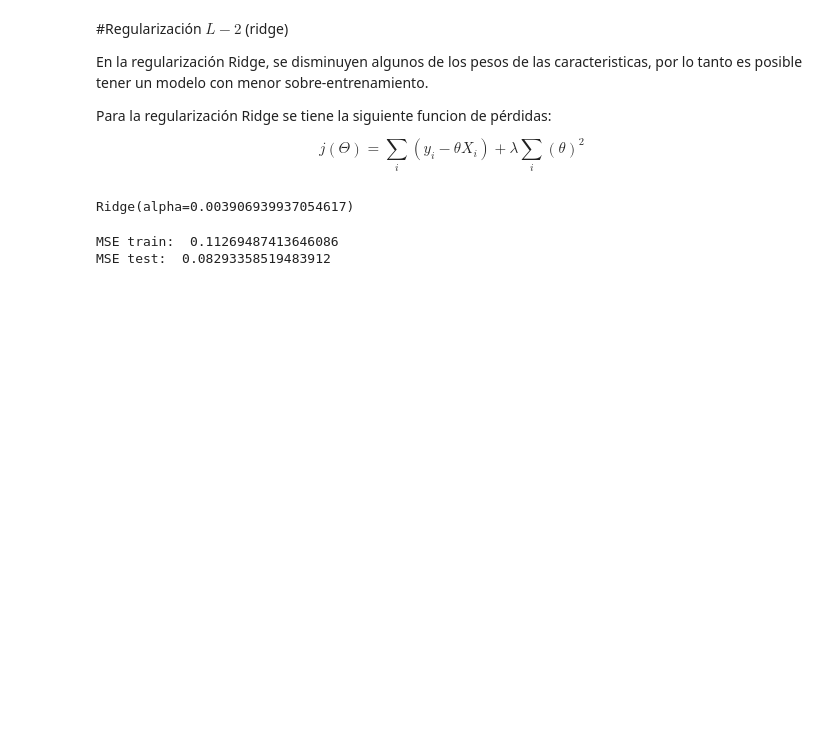
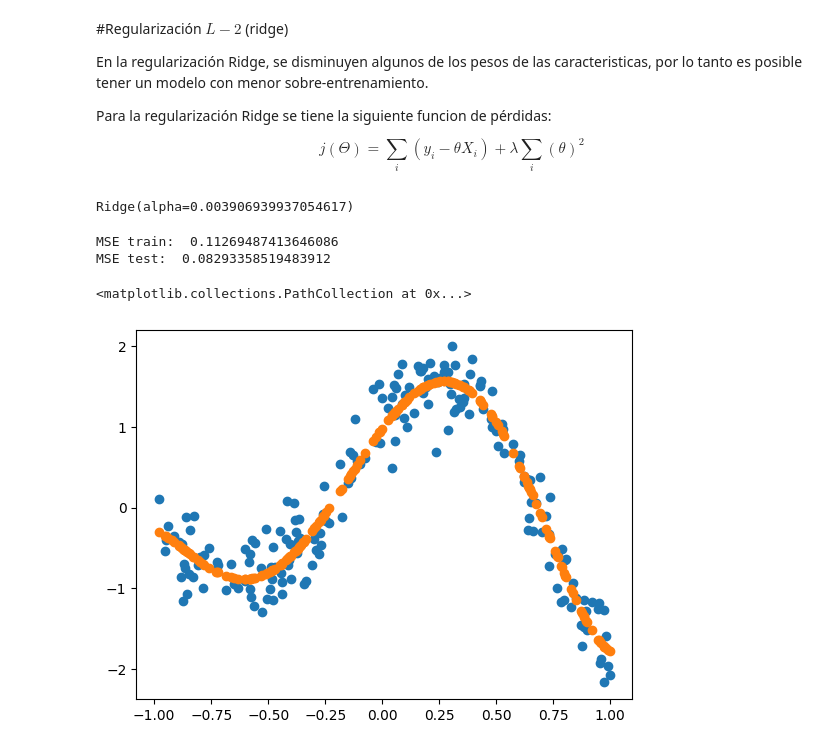
Before and after one commit to JPVillamizarCastillo/TRAINING, a Jupyter notebook: Modelos_de_regresión_regularizados.ipynb, the cells around one changed output. Cells and saved outputs as stored; diff of their text form; code cells hidden in the pictures; blank space fills up the shorter version.

```diff
--- a/Modelos_de_regresión_regularizados.ipynb
+++ b/Modelos_de_regresión_regularizados.ipynb
@@ -120,3 +120,11 @@ print("MSE test: ", mean_squared_error(y_test, y_test_pred))
 # %% [output]
 MSE train:  0.11269487413646086
 MSE test:  0.08293358519483912
+# %%
+#Visualizamos el desempeño del modelo
+
+plt.scatter(X_test, y_test, label ="Entrenamiento")
+plt.scatter(X_test, y_test_pred, label ="Test")
+# %% [output]
+<matplotlib.collections.PathCollection at 0x...>
+[figure, added]
```
